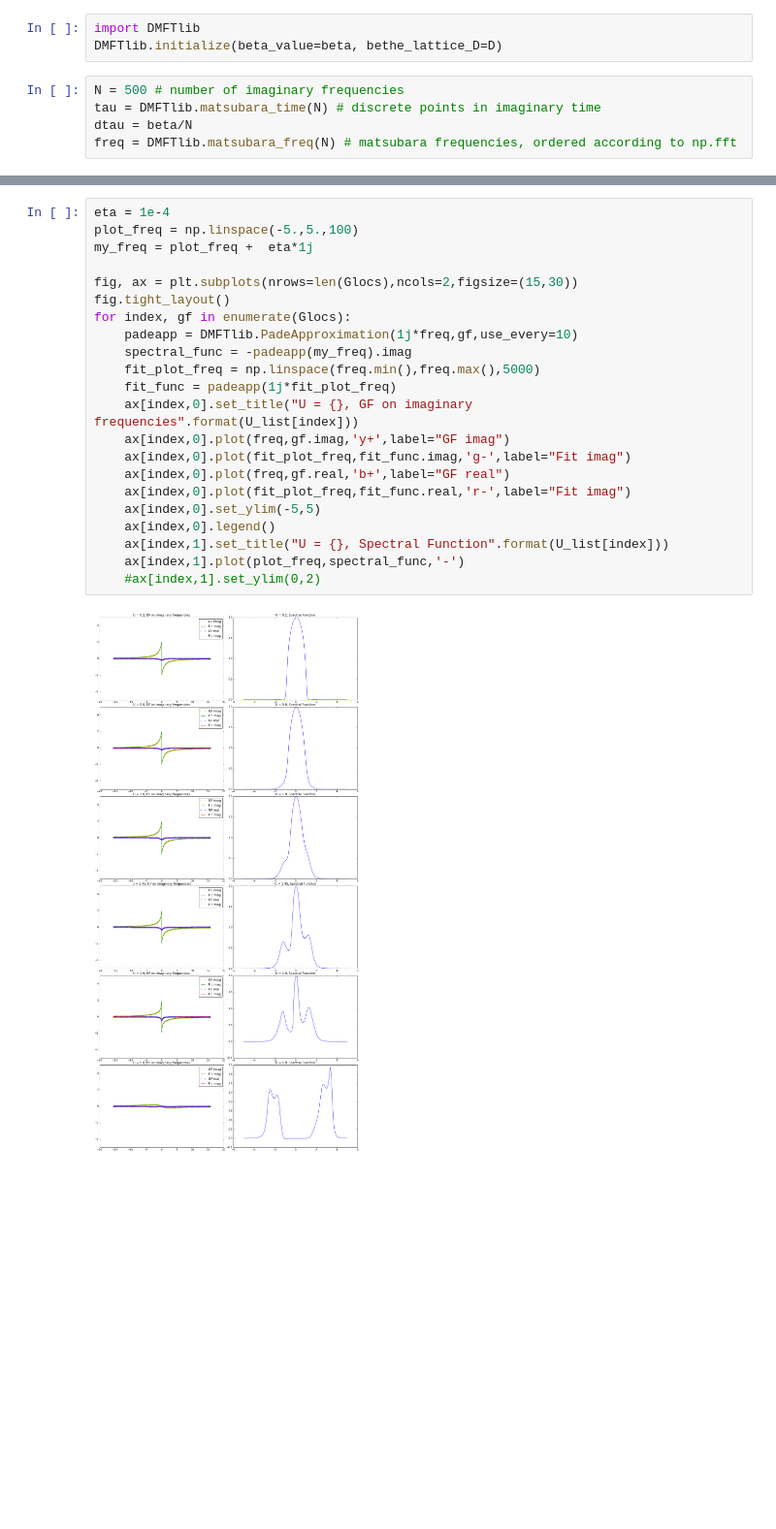
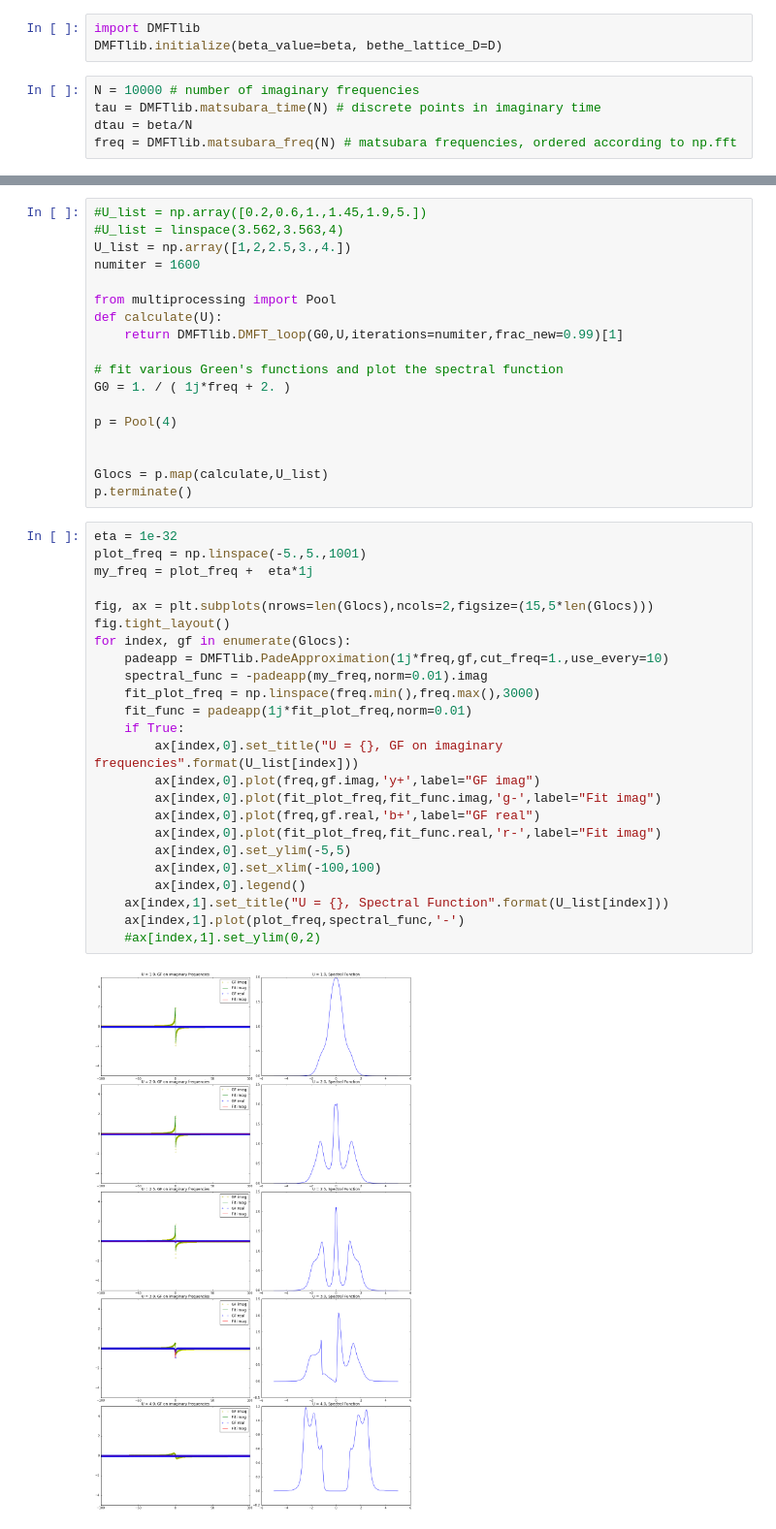
Before and after one commit to sprudel/DMFT, a Jupyter notebook: Zusammenführung/Mott_transition.ipynb, the cells around one changed output, grey strips where cells are left out. Shown: that part at 97% size. Saved outputs shown, nothing was run; the diff lists cells and outputs as text; blank space fills up the shorter version.

```diff
--- a/Zusammenführung/Mott_transition.ipynb
+++ b/Zusammenführung/Mott_transition.ipynb
@@ -12,7 +12,7 @@ Loading DMFTlib module:
 import DMFTlib
 DMFTlib.initialize(beta_value=beta, bethe_lattice_D=D)
 # %%
-N = 500 # number of imaginary frequencies
+N = 10000 # number of imaginary frequencies
 tau = DMFTlib.matsubara_time(N) # discrete points in imaginary time
 dtau = beta/N
 freq = DMFTlib.matsubara_freq(N) # matsubara frequencies, ordered according to np.fft
@@ -30,24 +19,44 @@ for U in U_list:
+# %%
+#U_list = np.array([0.2,0.6,1.,1.45,1.9,5.])
+#U_list = linspace(3.562,3.563,4)
+U_list = np.array([1,2,2.5,3.,4.])
+numiter = 1600
+
+from multiprocessing import Pool
+def calculate(U):
+    return DMFTlib.DMFT_loop(G0,U,iterations=numiter,frac_new=0.99)[1]
+
+# fit various Green's functions and plot the spectral function
+G0 = 1. / ( 1j*freq + 2. )
+
+p = Pool(4)
+
+
+Glocs = p.map(calculate,U_list)
+p.terminate()
 # %%
-eta = 1e-4
-plot_freq = np.linspace(-5.,5.,100)
+eta = 1e-32
+plot_freq = np.linspace(-5.,5.,1001)
 my_freq = plot_freq +  eta*1j
 
-fig, ax = plt.subplots(nrows=len(Glocs),ncols=2,figsize=(15,30))
+fig, ax = plt.subplots(nrows=len(Glocs),ncols=2,figsize=(15,5*len(Glocs)))
 fig.tight_layout()
 for index, gf in enumerate(Glocs):
-    padeapp = DMFTlib.PadeApproximation(1j*freq,gf,use_every=10)
-    spectral_func = -padeapp(my_freq).imag
-    fit_plot_freq = np.linspace(freq.min(),freq.max(),5000)
-    fit_func = padeapp(1j*fit_plot_freq)
-    ax[index,0].set_title("U = {}, GF on imaginary frequencies".format(U_list[index]))
-    ax[index,0].plot(freq,gf.imag,'y+',label="GF imag")
-    ax[index,0].plot(fit_plot_freq,fit_func.imag,'g-',label="Fit imag")
-    ax[index,0].plot(freq,gf.real,'b+',label="GF real")
-    ax[index,0].plot(fit_plot_freq,fit_func.real,'r-',label="Fit imag")
-    ax[index,0].set_ylim(-5,5)
-    ax[index,0].legend()
+    padeapp = DMFTlib.PadeApproximation(1j*freq,gf,cut_freq=1.,use_every=10)
+    spectral_func = -padeapp(my_freq,norm=0.01).imag
+    fit_plot_freq = np.linspace(freq.min(),freq.max(),3000)
+    fit_func = padeapp(1j*fit_plot_freq,norm=0.01)
+    if True:
+        ax[index,0].set_title("U = {}, GF on imaginary frequencies".format(U_list[index]))
+        ax[index,0].plot(freq,gf.imag,'y+',label="GF imag")
+        ax[index,0].plot(fit_plot_freq,fit_func.imag,'g-',label="Fit imag")
+        ax[index,0].plot(freq,gf.real,'b+',label="GF real")
+        ax[index,0].plot(fit_plot_freq,fit_func.real,'r-',label="Fit imag")
+        ax[index,0].set_ylim(-5,5)
+        ax[index,0].set_xlim(-100,100)
+        ax[index,0].legend()
     ax[index,1].set_title("U = {}, Spectral Function".format(U_list[index]))
     ax[index,1].plot(plot_freq,spectral_func,'-')
     #ax[index,1].set_ylim(0,2)
 # %% [output]
-[figure, old version]
+[figure, new version]
```
Also changed, not shown: parts of 2 cells of this notebook, 2 other files.
